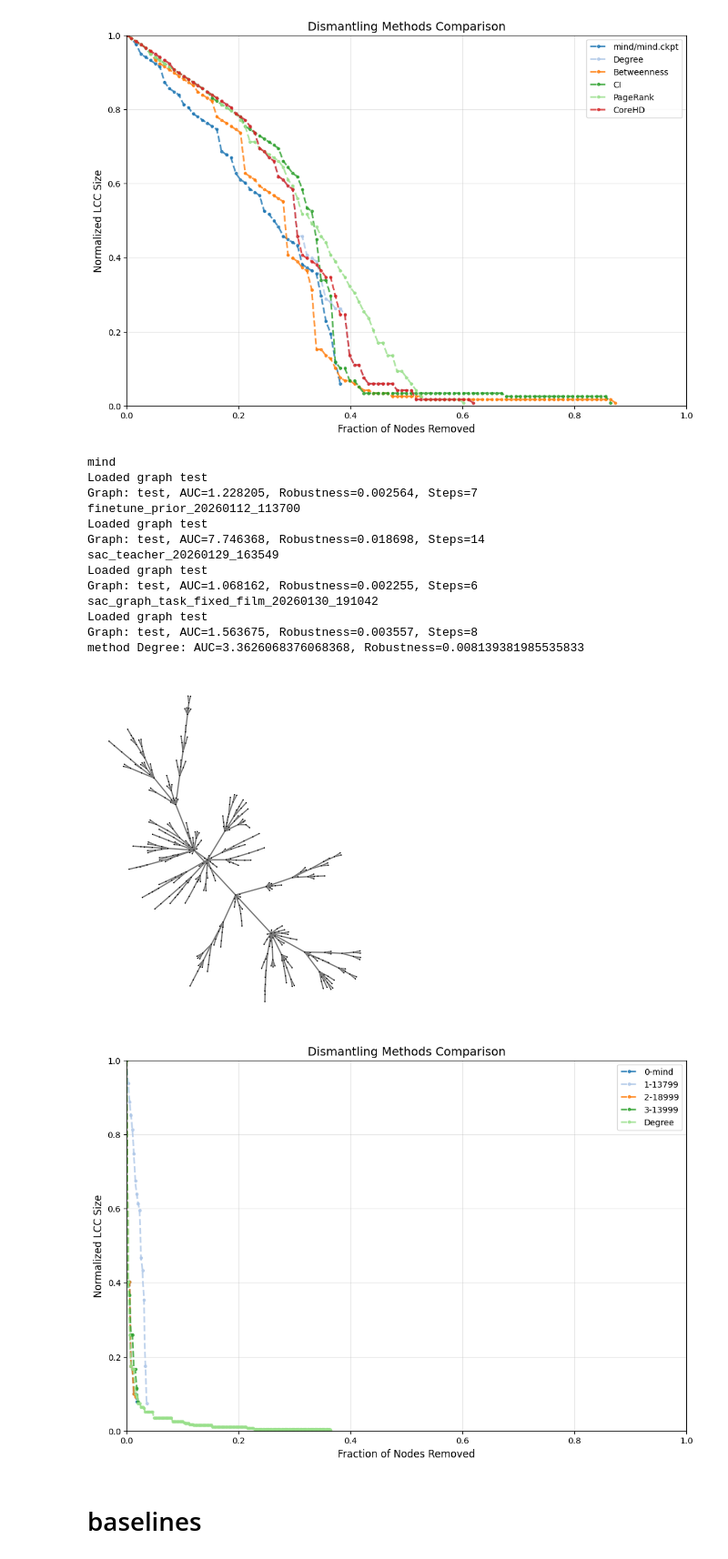
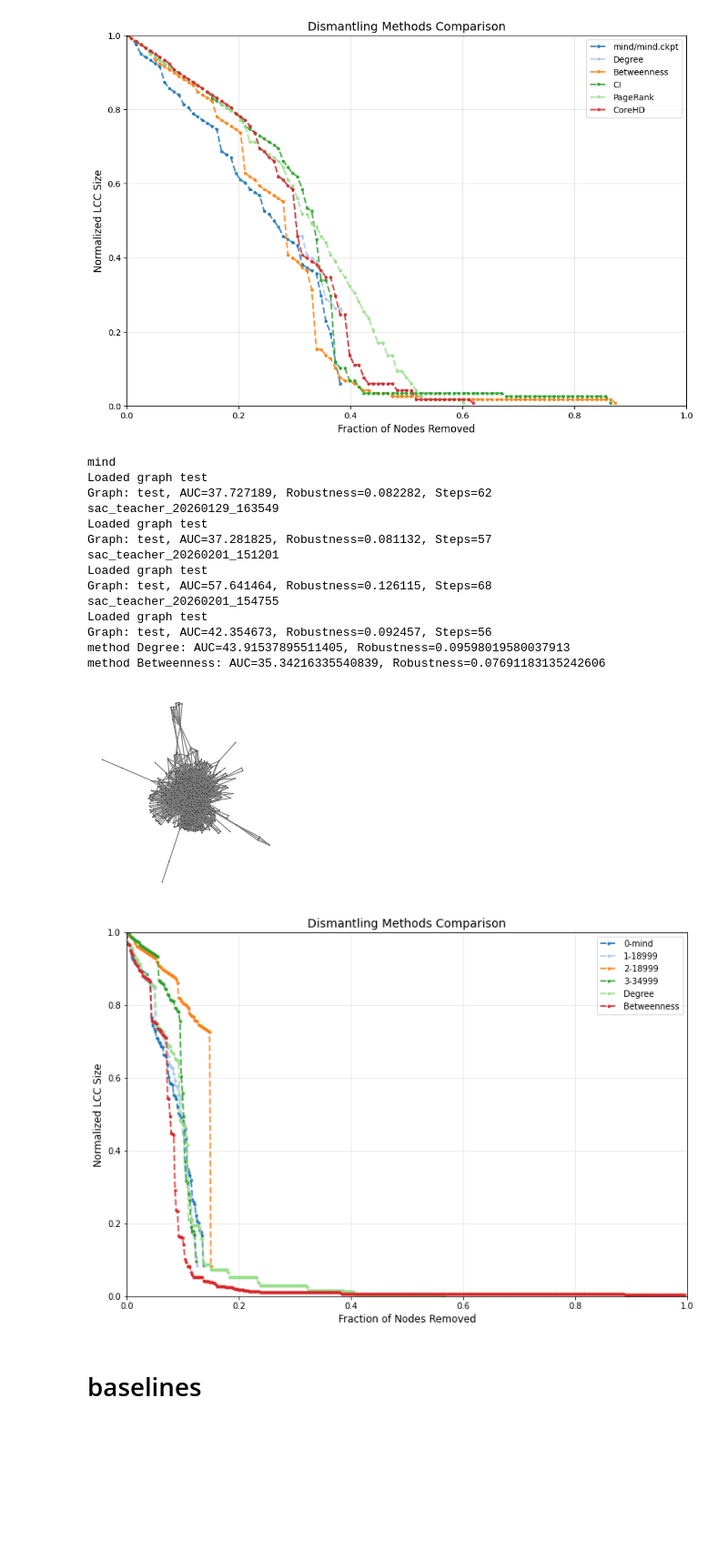
Before and after one commit to Rich-Chaw/MIND-ND, a Jupyter notebook: baseline.ipynb, the cells around one changed output. Shown at 91% size. Saved outputs shown, nothing was run; the diff lists cells and outputs as text; code cells hidden in the pictures; blank space fills up the shorter version.

```diff
--- a/baseline.ipynb
+++ b/baseline.ipynb
@@ -67,7 +61,8 @@ G = load_g("graphs/simple/simple_100.pkl",name="test")
 test_auc, test_robustness, test_removals = mind_wrapper(
     G,
     # ckpt_pth = 'saved/mind/mind.ckpt',
-    ckpt_pth= 'saved/hgnn_v4/sac_graph_task_fixed_film_20260130_191042/13999.ckpt',
+    # ckpt_pth= 'saved/hgnn_v4/sac_graph_task_fixed_film_20260130_191042/13999.ckpt',
+    ckpt_pth = 'saved/hgnn_v4/sac_teacher_betweenness_20260201_151201/40999.ckpt',
     step_ratio = 0
 )
 
@@ -181,7 +176,7 @@ g = SBM(120,p_in=0.12,p_out=0.007,num_blocks=3)
 # g = WS(80, k=8, p=0.5)
 # g = barbell(120,p_in=0.1,path_len=3,type="ER")
 # g = ER(80,0.2)
-# g = BA(160,m=5)
+g = BA(160,m=5)
 
 g['name'] = 'test'
 g = g.subgraph(max(g.connected_components(), key=len))
@@ -205,11 +200,13 @@ compare_mind_ckpts = [
                     # "saved/finetune_prior_20260110_214344/13199.ckpt",
                     # "saved/finetune_prior_20260111_112035/5599.ckpt",
                     # "saved/finetune_prior_20260112_080602/8199.ckpt",
-                    "saved/mind/finetune_prior_20260112_113700/13799.ckpt",
-                    "saved/hgnn_v2/finetune_prior_20260120_200915/19999.ckpt",
-                    "saved/mind/finetune_prior_20260121_113317/19999.ckpt",
-                    "saved/hgnn_v3/finetune_prior_20260121_203959/17399.ckpt",
-                    "saved/hgnn_v3/sac_teacher_20260129_163549/18999.ckpt"
+                    # "saved/mind/finetune_prior_20260112_113700/13799.ckpt",
+                    # "saved/hgnn_v2/finetune_prior_20260120_200915/19999.ckpt",
+                    # "saved/mind/finetune_prior_20260121_113317/19999.ckpt",
+                    # "saved/hgnn_v3/finetune_prior_20260121_203959/17399.ckpt",
+                    "saved/hgnn_v3/sac_teacher_20260129_163549/18999.ckpt",
+                    'saved/hgnn_v4/sac_teacher_20260201_151201/18999.ckpt',
+                    'saved/hgnn_v4/sac_teacher_20260201_154755/34999.ckpt',
                     ]
 
 for idx, ckpt_pth in enumerate(compare_mind_ckpts):
@@ -327,16 +324,17 @@ from utils.common import load_g
 from utils.plot import plot_graph
 
 g_name = 'test'
-g = load_g(f'graphs/real/FINDER/Crime.pkl',name=g_name)
-g = load_g(f'graphs/real/FINDER/Digg.pkl',name=g_name)
+# g = load_g(f'graphs/real/FINDER/Crime.pkl',name=g_name)
+# g = load_g(f'graphs/real/FINDER/Digg.pkl',name=g_name)
 g = load_g(f'graphs/real/bio/arenas-meta.pkl',name=g_name)
-g = load_g(f'graphs/real/bio/maayan-Stelzl.pkl',name=g_name)
+# g = load_g(f'graphs/real/bio/maayan-Stelzl.pkl',name=g_name)
 # g = load_g(f'graphs/real/bio/maayan-figeys.pkl',name=g_name)
-g = load_g(f'graphs/real/information/subelj_jdk_jdk.pkl',name=g_name)
+# g = load_g(f'graphs/real/information/subelj_jdk_jdk.pkl',name=g_name)
+# g = load_g(f'graphs/real/tech/gridkit-north_america.pkl',name=g_name)
 # g = load_g(f'graphs/real/tech/gridkit-north_america.pkl',name=g_name)
 
-# g = load_g(f'graphs/train/100_200_RGG_rw_2000/00008.pkl',name=g_name)
-g = load_g(f'graphs/valid/valid/00001_BA.pkl',name=g_name)
+# # g = load_g(f'graphs/train/100_200_RGG_rw_2000/00008.pkl',name=g_name)
+# g = load_g(f'graphs/valid/valid/00001_BA.pkl',name=g_name)
 # g = ig.Graph.GRG(n=500, radius=0.13)
 # g['name'] = g_name
 
@@ -362,46 +360,49 @@ compare_mind_ckpts = [
                     # "saved/finetune_20251231_172949/13999.ckpt",
                     # "saved/finetune_20260101_131746/6199.ckpt",
                     # "saved/finetune_prior_20260110_214344/13199.ckpt",
-                    "saved/mind/finetune_prior_20260112_113700/13799.ckpt",
+                    # "saved/mind/finetune_prior_20260112_113700/13799.ckpt",
                     "saved/hgnn_v3/sac_teacher_20260129_163549/18999.ckpt",
-                    'saved/hgnn_v4/sac_graph_task_fixed_film_20260130_191042/13999.ckpt'
+                    # 'saved/hgnn_v4/sac_graph_task_fixed_film_20260130_191042/13999.ckpt'
+                    'saved/hgnn_v4/sac_teacher_20260201_151201/18999.ckpt',
+                    'saved/hgnn_v4/sac_teacher_20260201_154755/34999.ckpt',
                     ]
 
 for idx, ckpt_pth in enumerate(compare_mind_ckpts):
     gnn = ckpt_pth.split("/")[1]
     _, _, test_removals  = mind_wrapper(g,step_ratio=0.0,ckpt_pth=ckpt_pth)
     method_name = str(idx)+ '-' + os.path.basename(ckpt_pth).replace('.ckpt', '')
     all_results[method_name] = test_removals
 
 from baseline import baseline_dismantling,METHODS
 methods = {
     # "Spectral":METHODS['Spectral'],
     "Degree":METHODS['Degree'],
-    # "Betweenness":METHODS['Betweenness'],
+    "Betweenness":METHODS['Betweenness'],
     # "CI": METHODS['CI'],
     # 'FINDER':METHODS['FINDER']
 }
 baseline_results = baseline_dismantling(g,methods,visualize=False)
 all_results.update(baseline_results)
 
 from visualize_dismantling import visualize_multiple_curve
 visualize_multiple_curve(g,all_results)
 # %% [output]
 mind
 Loaded graph test
-Graph: test, AUC=1.228205, Robustness=0.002564, Steps=7
-finetune_prior_20260112_113700
-Loaded graph test
-Graph: test, AUC=7.746368, Robustness=0.018698, Steps=14
+Graph: test, AUC=37.727189, Robustness=0.082282, Steps=62
 sac_teacher_20260129_163549
 Loaded graph test
-Graph: test, AUC=1.068162, Robustness=0.002255, Steps=6
-sac_graph_task_fixed_film_20260130_191042
+Graph: test, AUC=37.281825, Robustness=0.081132, Steps=57
+sac_teacher_20260201_151201
 Loaded graph test
-Graph: test, AUC=1.563675, Robustness=0.003557, Steps=8
-method Degree: AUC=3.3626068376068368, Robustness=0.008139381985535833
+Graph: test, AUC=57.641464, Robustness=0.126115, Steps=68
+sac_teacher_20260201_154755
+Loaded graph test
+Graph: test, AUC=42.354673, Robustness=0.092457, Steps=56
+method Degree: AUC=43.91537895511405, Robustness=0.09598019580037913
+method Betweenness: AUC=35.34216335540839, Robustness=0.07691183135242606
-[figure, old version]
+[figure, new version]
-[figure, old version]
+[figure, new version]
 # %% [markdown]
 # baselines
 # %%
```
Also changed, not shown: parts of 3 cells of this notebook, 5 other files.
